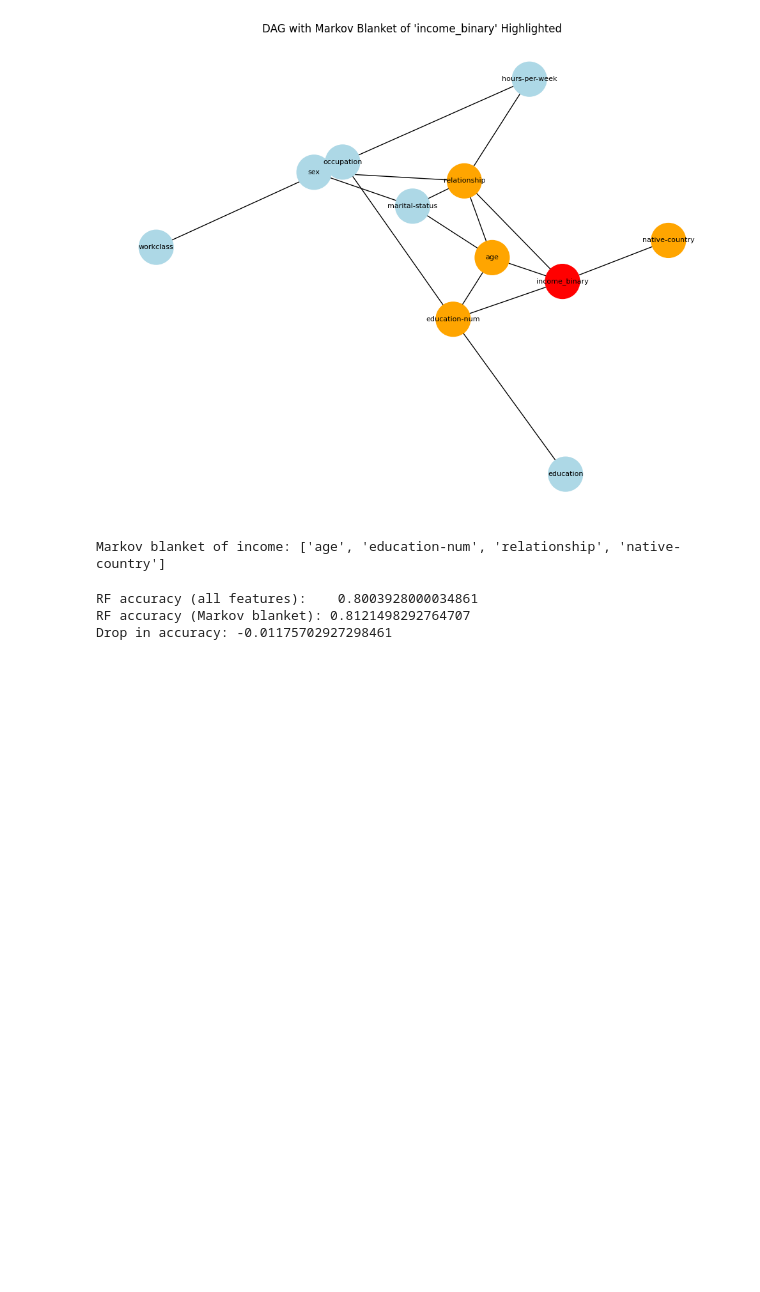
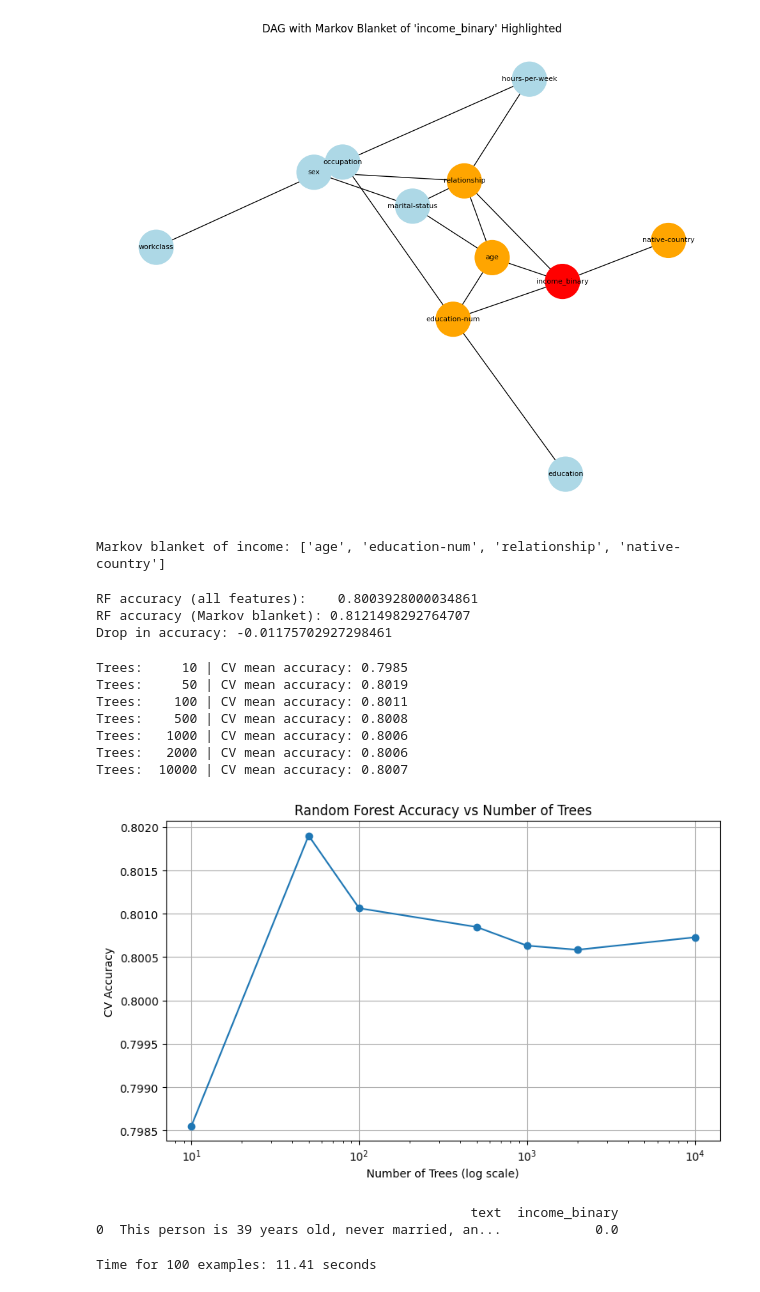
Before and after one commit to Kyle-Briggs8/Research1, a Jupyter notebook: test.ipynb, the cells around one changed output. Saved outputs shown, nothing was run; the diff lists cells and outputs as text; code cells hidden in the pictures; blank space fills up the shorter version.

Commit message:
added layer embeddings and tested some stuff

```diff
--- a/test.ipynb
+++ b/test.ipynb
@@ -1719,0 +1773,17 @@ Drop in accuracy: -0.01175702927298461
+# %%
+target = "income_binary"
+feature_cols = [c for c in df_white.columns if c != target]
+
+X = df_white[feature_cols]
+y = df_white[target]
+
+plot_rf_trees_vs_accuracy(X, y)
+# %% [output]
+Trees:     10 | CV mean accuracy: 0.7985
+Trees:     50 | CV mean accuracy: 0.8019
+Trees:    100 | CV mean accuracy: 0.8011
+Trees:    500 | CV mean accuracy: 0.8008
+Trees:   1000 | CV mean accuracy: 0.8006
+Trees:   2000 | CV mean accuracy: 0.8006
+Trees:  10000 | CV mean accuracy: 0.8007
+[figure, added]
@@ -1719,0 +1886,10 @@ Drop in accuracy: -0.01175702927298461
+# %%
+# assume df_adult is loaded from adult.data with the UCI column names
+text_df = make_adult_text_dataset(df_full, include_income_in_text=False)
+
+print(text_df.head(1))
+# Now text_df["text"] is what you feed into the HF tokenizer/model
+texts = text_df["text"].tolist()
+# %% [output]
+                                                text  income_binary
+0  This person is 39 years old, never married, an...            0.0
@@ -1719,0 +1943,14 @@ Drop in accuracy: -0.01175702927298461
+# %%
+import time
+
+texts = text_df["text"].tolist()
+
+small_texts = texts[:100]
+
+start = time.time()
+_ = get_layer_embeddings(small_texts, batch_size=8)   # or 16 if you have GPU
+elapsed = time.time() - start
+
+print(f"Time for 100 examples: {elapsed:.2f} seconds")
+# %% [output]
+Time for 100 examples: 11.41 seconds
```
Also changed, not shown: parts of 10 cells of this notebook.
